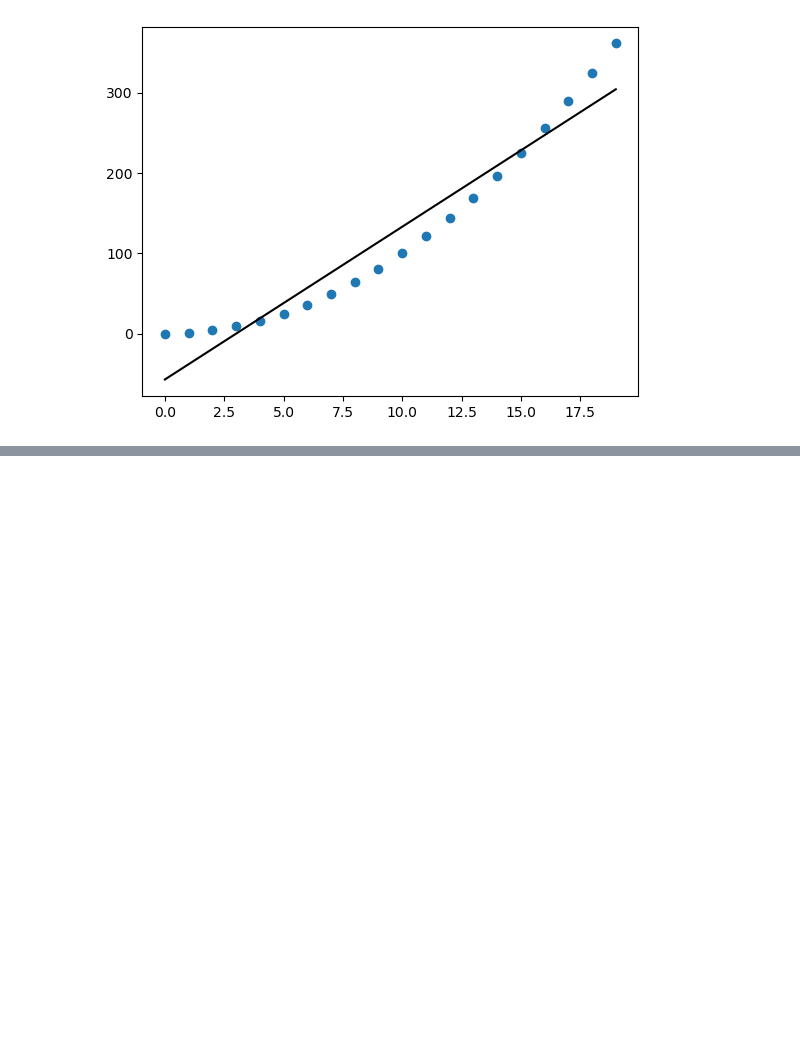
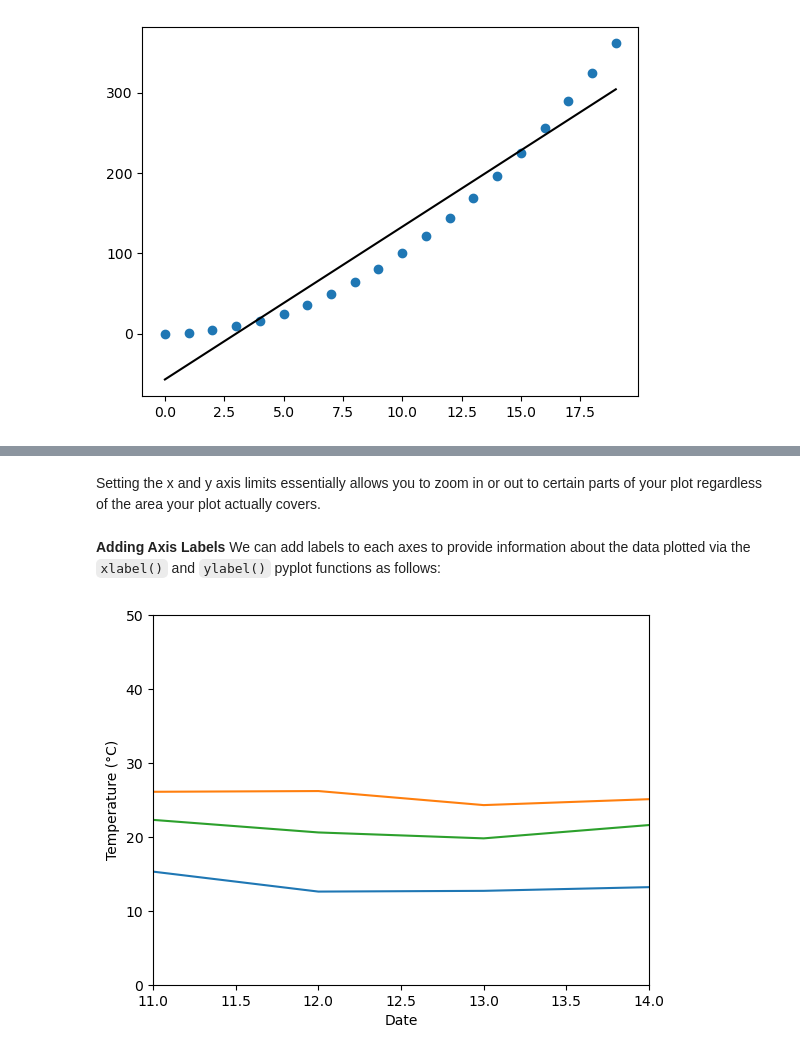
Before and after one commit to francis-ohara/intro-to-data-science, a Jupyter notebook: notebooks/5-matplotlib-exercise.ipynb, the cells around one changed output, grey strips where cells are left out. Saved outputs shown, nothing was run; the diff lists cells and outputs as text; code cells hidden in the pictures; blank space fills up the shorter version.

```diff
--- a/notebooks/5-matplotlib-exercise.ipynb
+++ b/notebooks/5-matplotlib-exercise.ipynb
@@ -283,0 +301,21 @@ Axes labels, titles, and legends may be adjusted on our plot to customize it to
+# %% [markdown]
+Setting the x and y axis limits essentially allows you to zoom in or out to certain parts of your plot regardless of the area your plot actually covers.
+# %% [markdown]
+**Adding Axis Labels**
+We can add labels to each axes to provide information about the data plotted via the `xlabel()` and `ylabel()` pyplot functions as follows:
+# %%
+x = [11, 12, 13, 14, 15, 16, 17]
+y0 = [15.3, 12.6, 12.7, 13.2, 12.3, 11.4, 12.8]
+y1 = [26.1, 26.2, 24.3, 25.1, 26.7, 27.8, 26.9]
+y2 = [22.3, 20.6, 19.8, 21.6, 21.3, 19.4, 21.4]
+plt.plot(x, y0)
+plt.plot(x, y1)
+plt.plot(x, y2)
+plt.xlim(11, 14)
+plt.ylim(0, 50)
+
+
+plt.xlabel("Date")
+plt.ylabel("Temperature (°C)");
+# %% [output]
+[figure, added]
```
Also changed, not shown: parts of 17 cells of this notebook, 1 other file.
